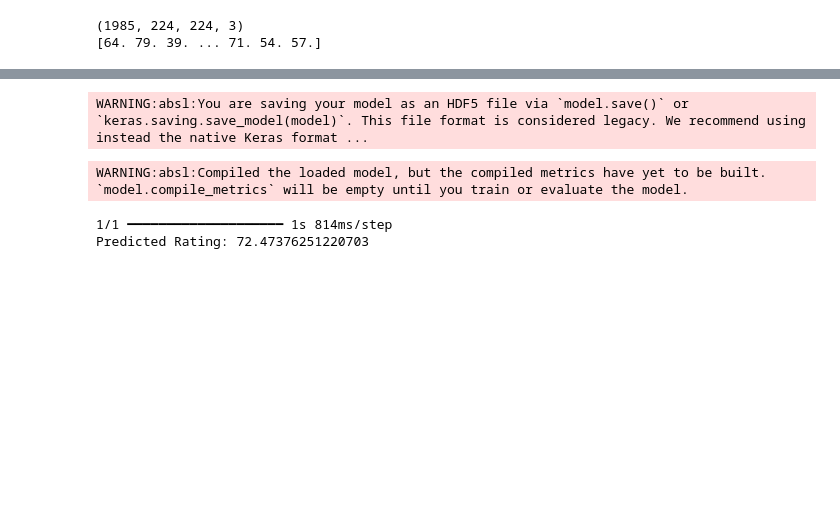
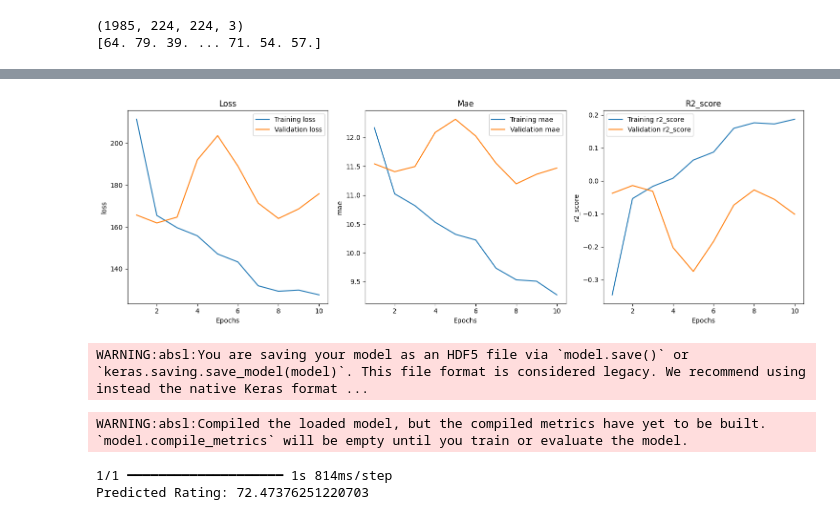
Before and after one commit to 5StackPEC/BetterSEOModel, a Jupyter notebook: notebooks/cnn.ipynb, the cells around one changed output, grey strips where cells are left out. Drawn from its saved outputs; the diff is of its cells as text; code cells hidden in the pictures; blank space fills up the shorter version.

```diff
--- a/notebooks/cnn.ipynb
+++ b/notebooks/cnn.ipynb
@@ -167,3 +209,7 @@ Test r2: 0.02624189853668213
+# %%
+plot_metrics(history_fine, ['loss', 'mae', 'r2_score'])
+# %% [output]
+[figure, added]
 # %%
 #model.save("BetterSEOModel.keras")
 model.save("BetterSEOModel.h5")
```
Also changed, not shown: parts of 8 cells of this notebook.
